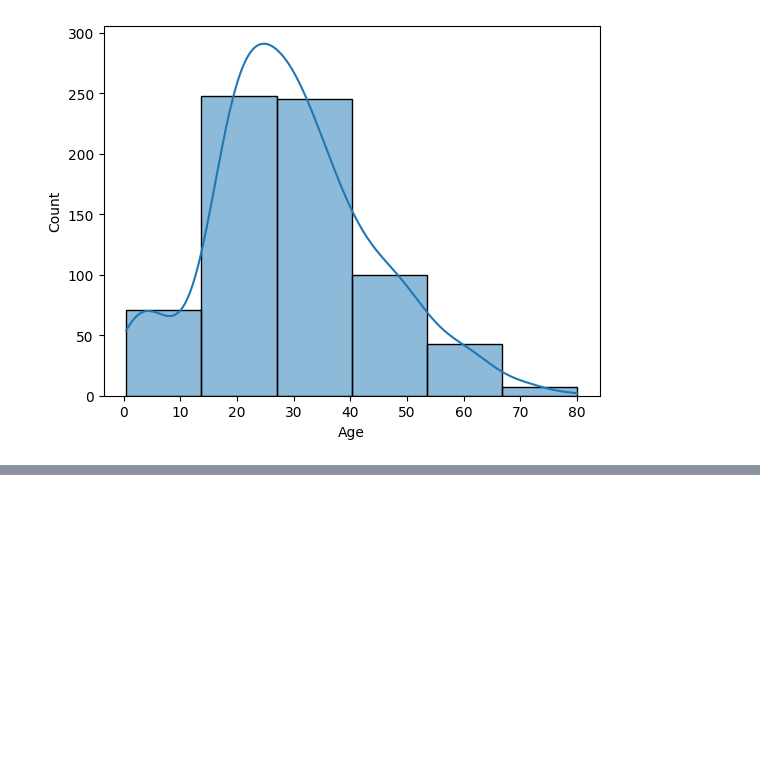
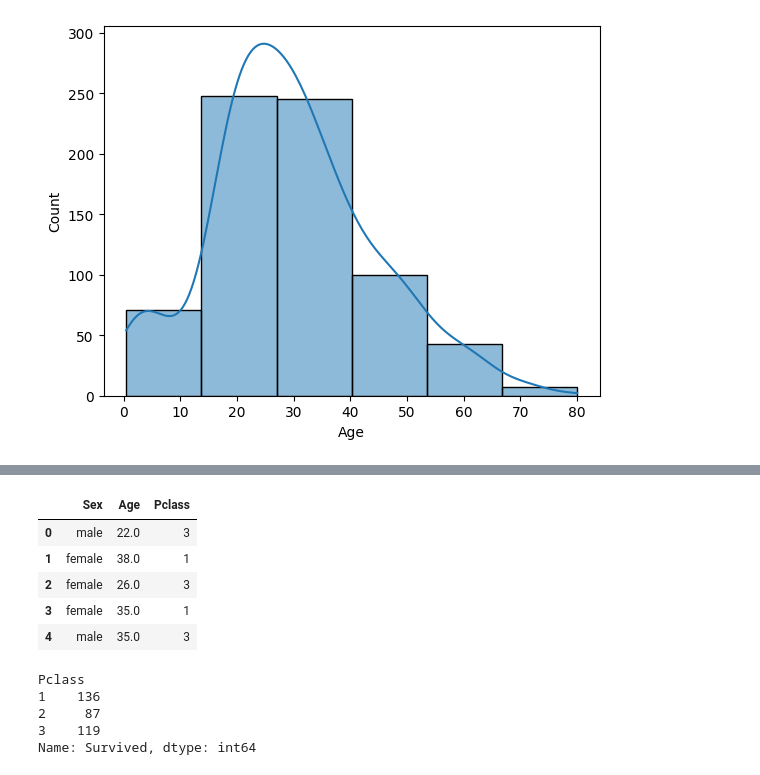
Before and after one commit to alanalima1410/analise.dados.titanic, a Jupyter notebook: titanic.ipynb, the cells around one changed output, grey strips where cells are left out. Cells and saved outputs as stored; diff of their text form; code cells hidden in the pictures; blank space fills up the shorter version.

```diff
--- a/titanic.ipynb
+++ b/titanic.ipynb
@@ -56,0 +76,21 @@ sns.histplot(data=df, x='Age', bins=6, kde=True)
+# %%
+estratos = df[['Sex', 'Age', 'Pclass']]
+# %%
+
+estratos.head()
+# %% [output]
+|  | Sex | Age | Pclass |
+| 0 | male | 22.0 | 3 |
+| 1 | female | 38.0 | 1 |
+| 2 | female | 26.0 | 3 |
+| 3 | female | 35.0 | 1 |
+| 4 | male | 35.0 | 3 |
+# %%
+contagem = df.groupby('Pclass')['Survived'].sum()
+contagem
+# %% [output]
+Pclass
+1    136
+2     87
+3    119
+Name: Survived, dtype: int64
```
Also changed, not shown: parts of 8 cells of this notebook.
